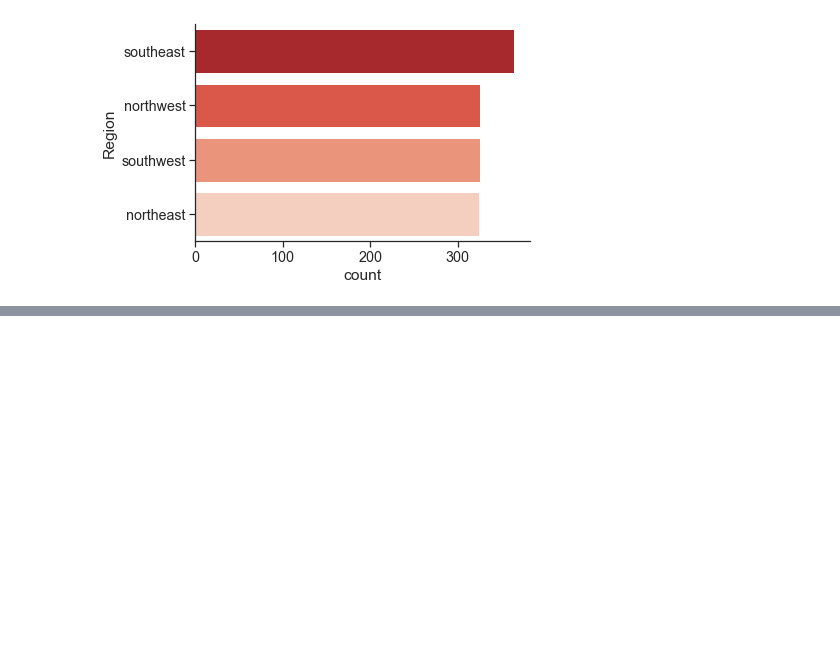
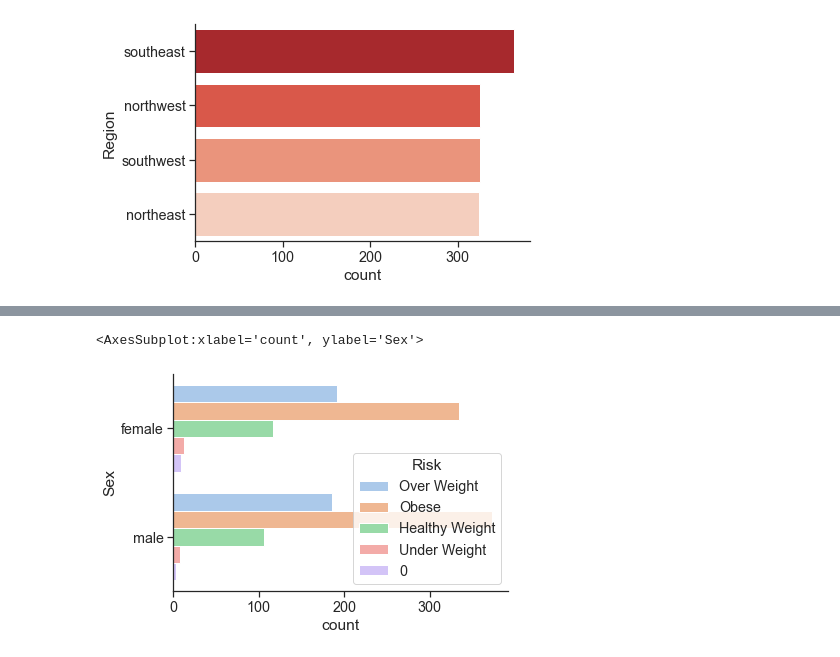
Before and after one commit to data301-2020-winter2/course-project-solo_105, a Jupyter notebook: analysis/milestone2.ipynb, the cells around one changed output, grey strips where cells are left out. Cells and saved outputs as stored; diff of their text form; code cells hidden in the pictures; blank space fills up the shorter version.

```diff
--- a/analysis/milestone2.ipynb
+++ b/analysis/milestone2.ipynb
@@ -241,0 +281,5 @@ sns.countplot(data=df, y ="Region", palette = 'Reds_r', order = df["Region"].val
+# %%
+sns.countplot(data=df, y ="Sex", palette = 'pastel', hue = 'Risk')
+# %% [output]
+<AxesSubplot:xlabel='count', ylabel='Sex'>
+[figure, added]
```
Also changed, not shown: parts of 11 cells of this notebook.
